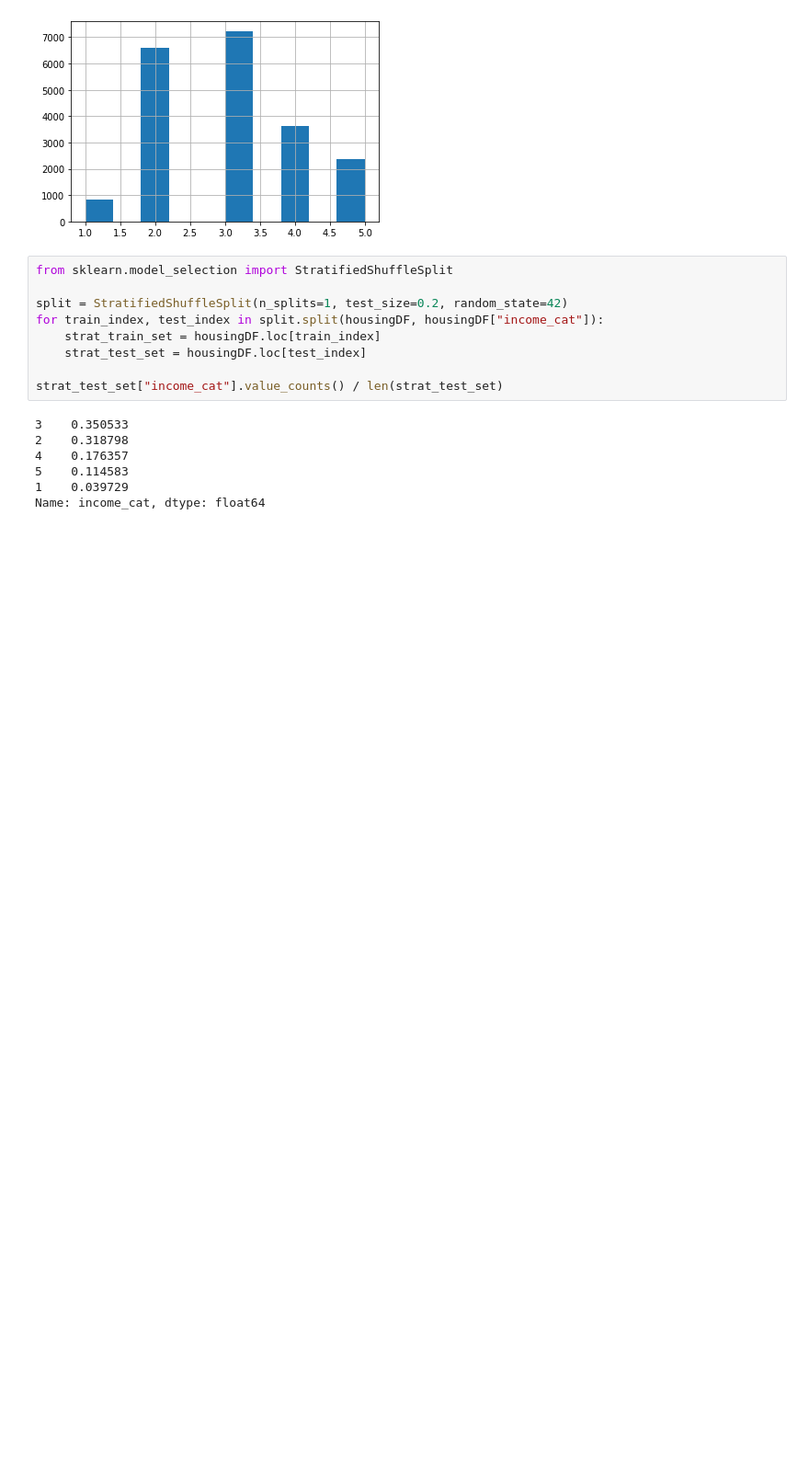
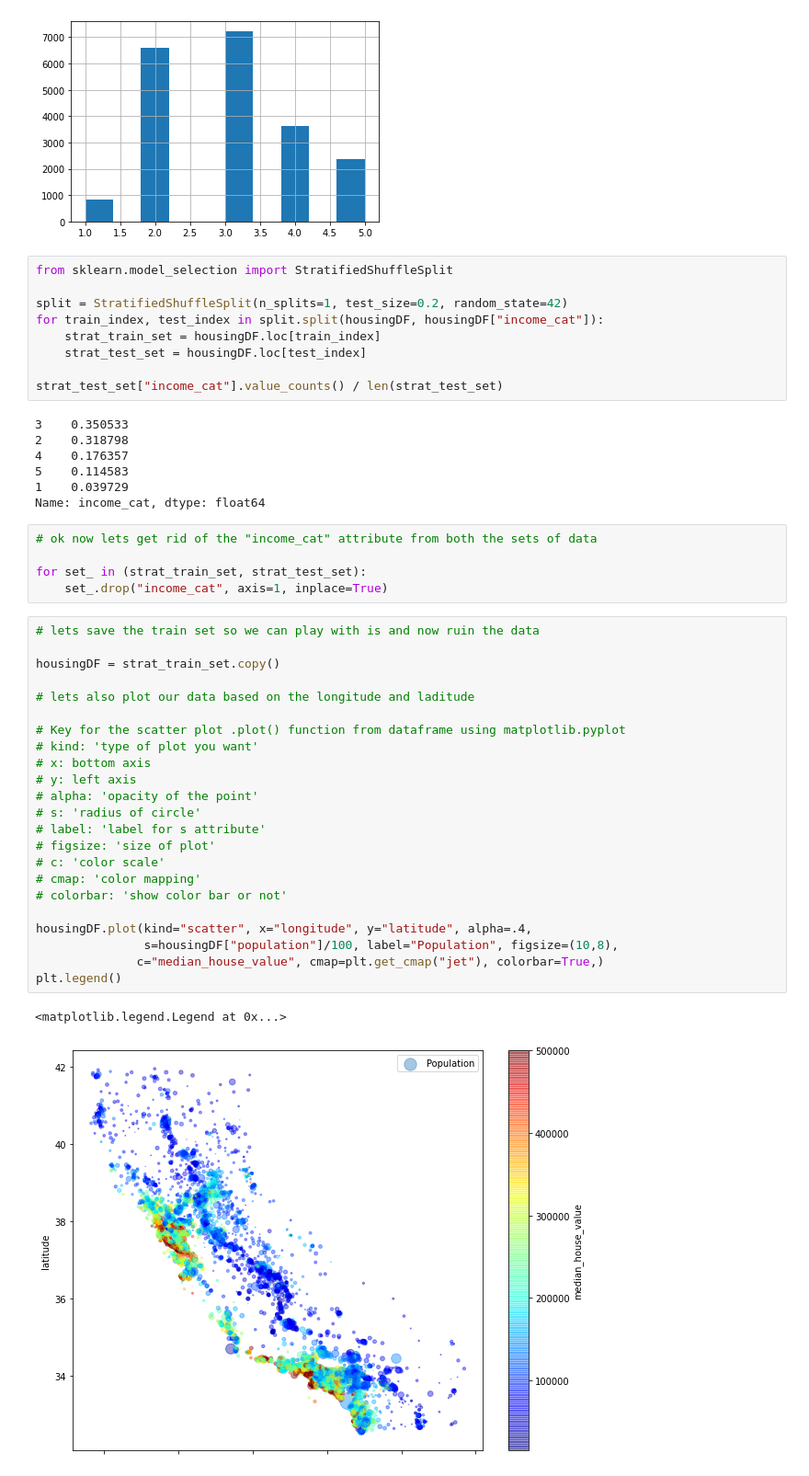
Before and after one commit to kevkevinpal/O-rileys-machine-learning, a Jupyter notebook: Housing.ipynb, the cells around one changed output. Shown at 92% size. Saved outputs shown, nothing was run; the diff lists cells and outputs as text; blank space fills up the shorter version.

Commit message:
added scatter plot with heat map based on median house value for color and population for size

```diff
--- a/Housing.ipynb
+++ b/Housing.ipynb
@@ -124,3 +124,34 @@ strat_test_set["income_cat"].value_counts() / len(strat_test_set)
 5    0.114583
 1    0.039729
 Name: income_cat, dtype: float64
+# %%
+# ok now lets get rid of the "income_cat" attribute from both the sets of data
+
+for set_ in (strat_train_set, strat_test_set):
+    set_.drop("income_cat", axis=1, inplace=True)
+# %%
+# lets save the train set so we can play with is and now ruin the data
+
+housingDF = strat_train_set.copy()
+
+# lets also plot our data based on the longitude and laditude
+
+# Key for the scatter plot .plot() function from dataframe using matplotlib.pyplot
+# kind: 'type of plot you want'
+# x: bottom axis
+# y: left axis
+# alpha: 'opacity of the point'
+# s: 'radius of circle'
+# label: 'label for s attribute'
+# figsize: 'size of plot'
+# c: 'color scale'
+# cmap: 'color mapping'
+# colorbar: 'show color bar or not'
+
+housingDF.plot(kind="scatter", x="longitude", y="latitude", alpha=.4,
+               s=housingDF["population"]/100, label="Population", figsize=(10,8),
+              c="median_house_value", cmap=plt.get_cmap("jet"), colorbar=True,)
+plt.legend()
+# %% [output]
+<matplotlib.legend.Legend at 0x...>
+[figure, added]
```
